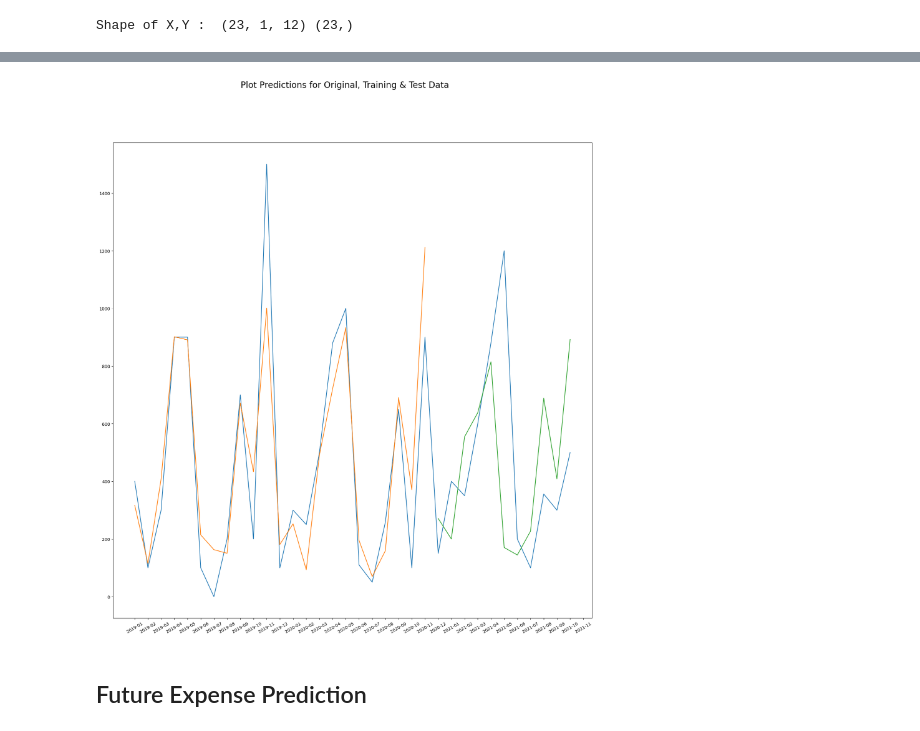
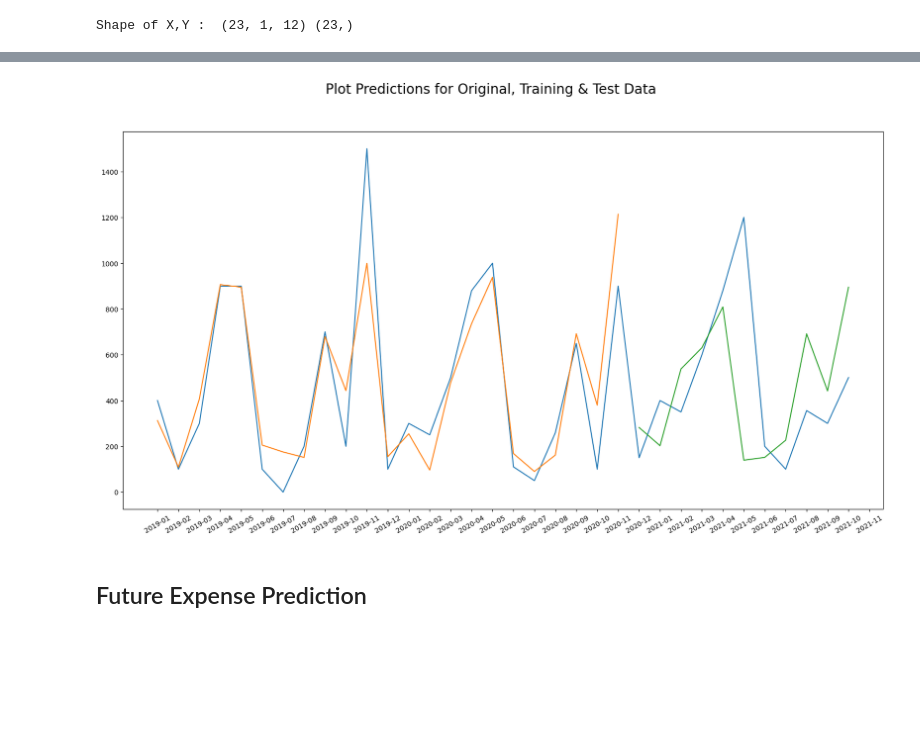
Before and after one commit to SnehaVeerakumar/Predict-health-insurance-amount, a Jupyter notebook: Code/DeepLearning/time_series_RNN_LSTM.ipynb, the cells around one changed output, grey strips where cells are left out. Saved outputs shown, nothing was run; the diff lists cells and outputs as text; code cells hidden in the pictures; blank space fills up the shorter version.

```diff
--- a/Code/DeepLearning/time_series_RNN_LSTM.ipynb
+++ b/Code/DeepLearning/time_series_RNN_LSTM.ipynb
@@ -37,9 +37,11 @@ print("Expense Range after scaling : ",min(scaled_expense),max(scaled_expense))
 # %% [output]
 Expense Range before scaling :  0 1500
 Expense Range after scaling :  [-1.19766755] [2.75159115]
+# %%
+size = len(expense)
 # %%
-#Training data(sequencial) - first 3 years
-train_size = 36
+#Training data(sequencial) - first n-12 years
+train_size = size-12
 lookback=12
 train_amount = scaled_expense[0:train_size,:]
 
@@ -114,35 +116,35 @@ predict_on_test = scaler.inverse_transform(predict_on_test)
 
 #Total size of plot
 total_size = len(predict_on_train) + len(predict_on_test)
 
 #Plot original data
 orig_data=expense.Amount.to_numpy()
 orig_data=orig_data.reshape(len(orig_data),1)
 
 #Create a plot for original data
 orig_plot = np.empty((total_size,1))
 orig_plot[:, :] = np.nan
 orig_plot[0:total_size, :] = orig_data[lookback:-2,]
 
 #Create a plot for predictions on training
 predict_train_plot = np.empty((total_size,1))
 predict_train_plot[:, :] = np.nan
 predict_train_plot[0:len(predict_on_train), :] = predict_on_train
 
 #Create a plot for predictions on testing
 predict_test_plot = np.empty((total_size,1))
 predict_test_plot[:, :] = np.nan
 predict_test_plot[len(predict_on_train):total_size, :]= predict_on_test
 
 #Plot the graphs
-plt.figure(figsize=(20,20)).suptitle("Plot Predictions for Original, Training & Test Data", fontsize=20)
+plt.figure(figsize=(20,10)).suptitle("Plot Predictions for Original, Training & Test Data", fontsize=20)
 plt.xticks(np.arange(len(date)),date,rotation=30)
 plt.plot(orig_plot)
 plt.plot(predict_train_plot)
 plt.plot(predict_test_plot)
 plt.show()
 # %% [output]
-[figure, old version]
+[figure, new version]
 # %% [markdown]
 ## Future Expense Prediction
 # %%
```
Also changed, not shown: parts of 6 cells of this notebook, 17 other files.
